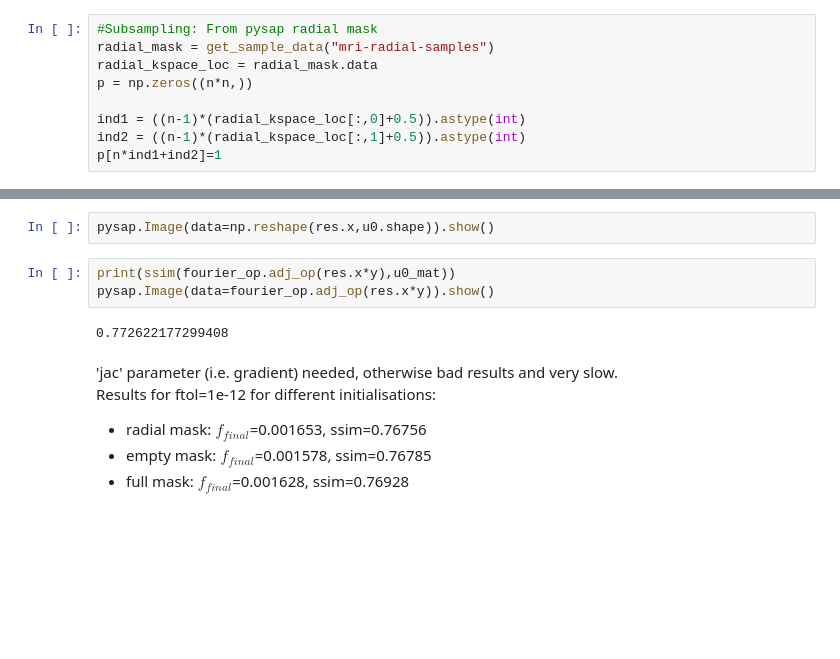
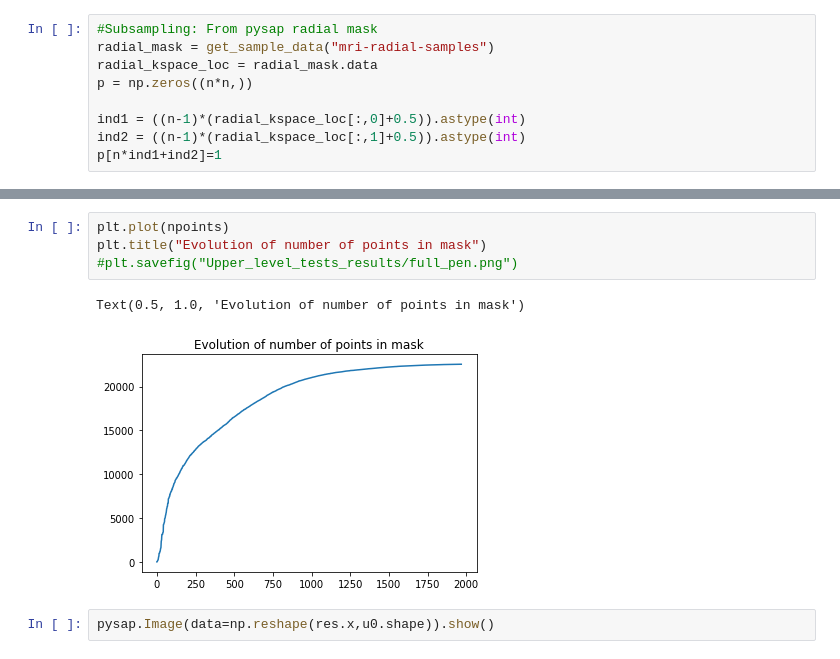
Before and after one commit to Biagig/Learning-Sampling-Pattern, a Jupyter notebook: Upper level tests.ipynb, the cells around one changed output, grey strips where cells are left out. Cells and saved outputs as stored; diff of their text form; blank space fills up the shorter version.

```diff
--- a/Upper level tests.ipynb
+++ b/Upper level tests.ipynb
@@ -108,13 +167,9 @@ plt.yscale("log")
+# %%
+plt.plot(npoints)
+plt.title("Evolution of number of points in mask")
+#plt.savefig("Upper_level_tests_results/full_pen.png")
+# %% [output]
+Text(0.5, 1.0, 'Evolution of number of points in mask')
+[figure, added]
 # %%
 pysap.Image(data=np.reshape(res.x,u0.shape)).show()
-# %%
-print(ssim(fourier_op.adj_op(res.x*y),u0_mat))
-pysap.Image(data=fourier_op.adj_op(res.x*y)).show()
-# %% [output]
-0.772622177299408
-# %% [markdown]
-'jac' parameter (i.e. gradient) needed, otherwise bad results and very slow.\
-Results for ftol=1e-12 for different initialisations:
-* radial mask: $f_{final}$=0.001653, ssim=0.76756
-* empty mask: $f_{final}$=0.001578, ssim=0.76785
-* full mask: $f_{final}$=0.001628, ssim=0.76928
```
Also changed, not shown: parts of 13 cells of this notebook, 2 other files.
